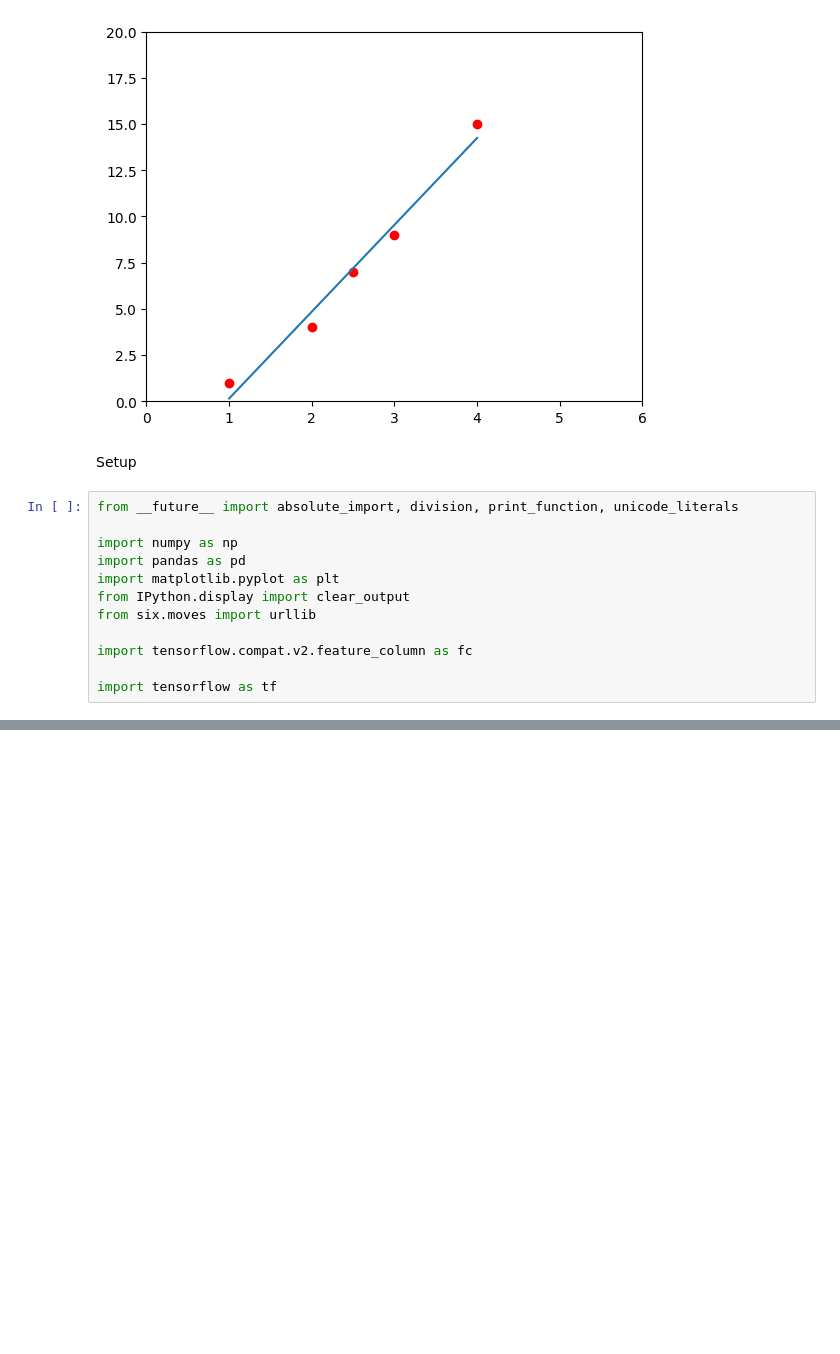
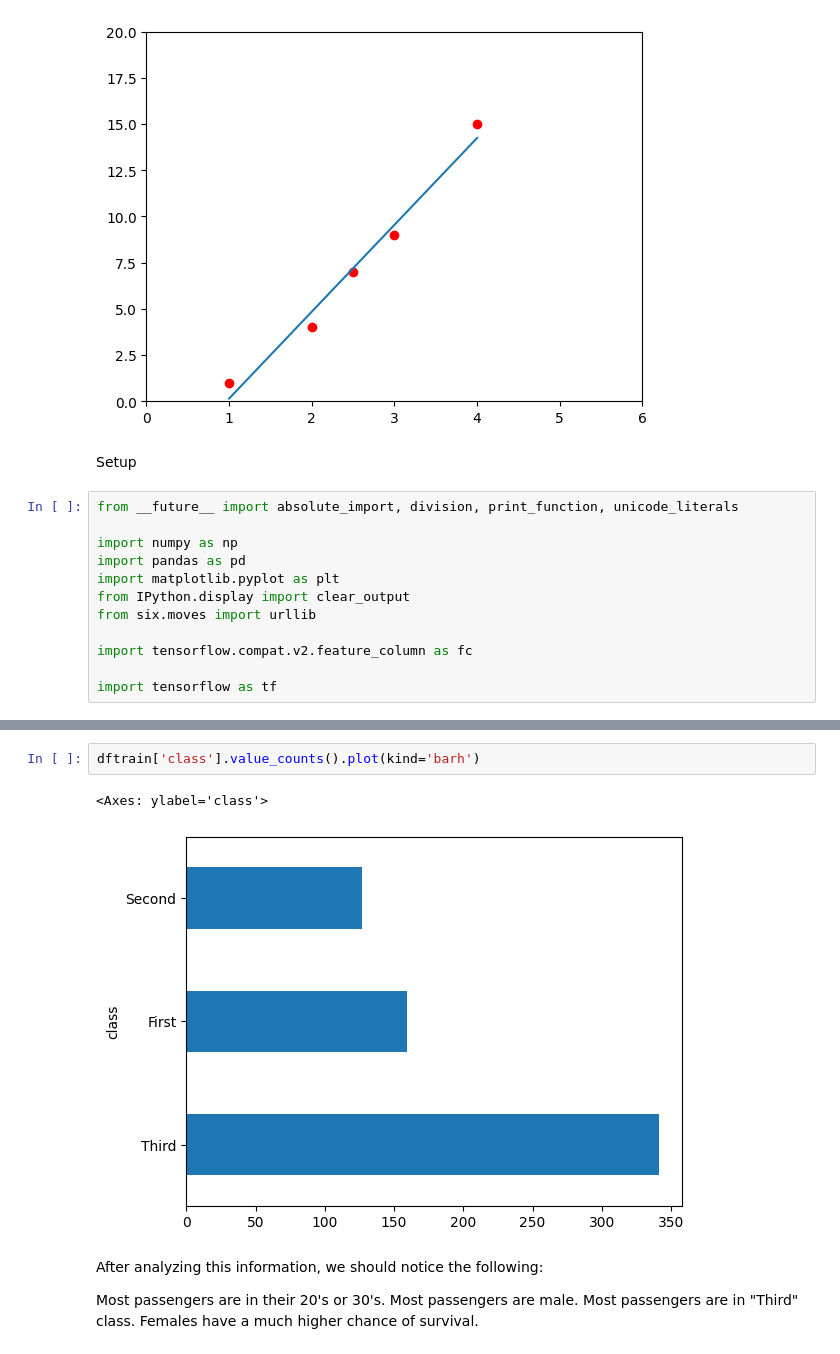
Before and after one commit to aarinz/data-science-practice, a Jupyter notebook: Tensorflow/Core learning algorithms.ipynb, the cells around one changed output, grey strips where cells are left out. Drawn from its saved outputs; the diff is of its cells as text; blank space fills up the shorter version.

```diff
--- a/Tensorflow/Core learning algorithms.ipynb
+++ b/Tensorflow/Core learning algorithms.ipynb
@@ -45,0 +94,12 @@ import tensorflow as tf
+# %%
+dftrain['class'].value_counts().plot(kind='barh')
+# %% [output]
+<Axes: ylabel='class'>
+[figure, added]
+# %% [markdown]
+After analyzing this information, we should notice the following:
+
+Most passengers are in their 20's or 30's.
+Most passengers are male.
+Most passengers are in "Third" class.
+Females have a much higher chance of survival.
```
Also changed, not shown: parts of 7 cells of this notebook, 2 other files.
